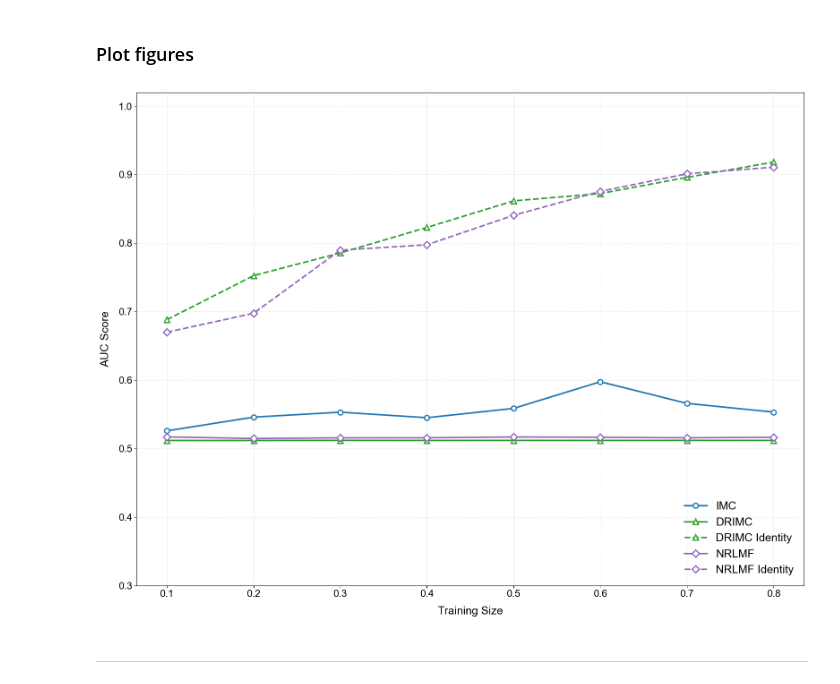
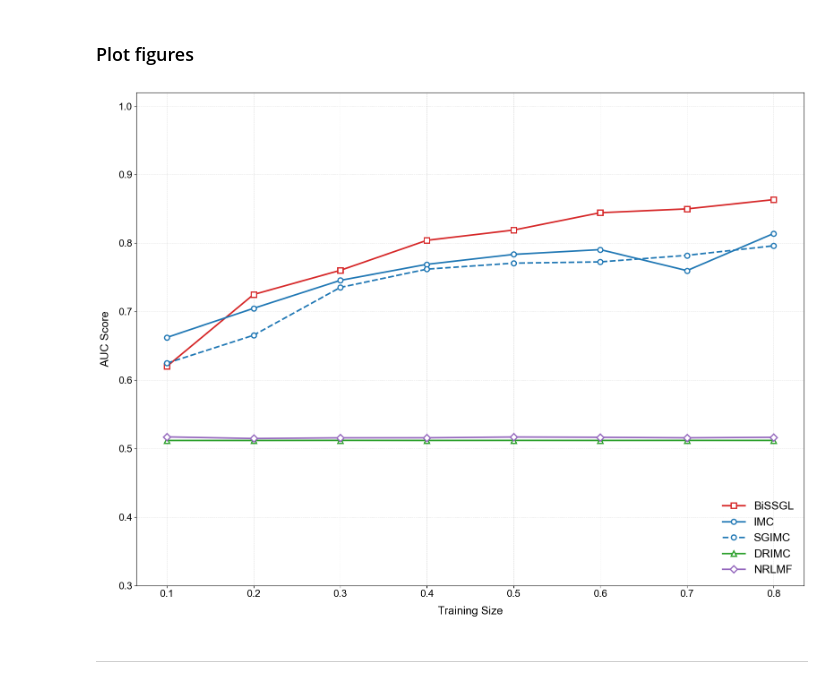
Before and after one commit to Sijianf/BVSIMC, a Jupyter notebook: scripts/realAnalysis/cdataset/cv_visualization.ipynb, the cells around one changed output. Saved outputs shown, nothing was run; the diff lists cells and outputs as text; code cells hidden in the pictures.

```diff
--- a/scripts/realAnalysis/cdataset/cv_visualization.ipynb
+++ b/scripts/realAnalysis/cdataset/cv_visualization.ipynb
@@ -834,7 +843,7 @@ results
 results_imc = get_final_results(
     results[0],
     param="train_size",
-    hyp_param="lamb",
+    hyp_params=["lamb","rank"],
     target="auc",
 )
 # %%
@@ -866,7 +893,8 @@ results
 results_sgimc = get_final_results(
     results[0],
     param="train_size",
-    hyp_param="C_group",
+    # hyp_param="C_group",
+    hyp_param=None,
     target="auc",
 )
 # %%
@@ -908,7 +941,7 @@ results
    'test_d1': 658,
    'test_d2': 409}]]
 # %%
-results_drimc = get_final_results(
+results_drimc = get_test_results(
     results[0],
     param="train_size",
     hyp_param="cc",
@@ -976,7 +1009,7 @@ results
    'test_d1': 658,
    'test_d2': 409}]]
 # %%
-results_nrlmf = get_final_results(
+results_nrlmf = get_test_results(
     results[0],
     param="train_size",
     hyp_param="c",
@@ -1041,16 +1074,16 @@ plt.rcParams.update(
 plt.figure(figsize=(16, 12))
 
 # Curves + markers (single call each)
-# plt.plot(
-#     results_bissgl[0],
-#     results_bissgl[1],
-#     label="BiSSGL",
-#     linewidth=2.5,
-#     markersize=8,
-#     markerfacecolor="white",
-#     markeredgewidth=2,
-#     **METHOD_STYLE["BiSSGL"],
-# )
+plt.plot(
+    results_bissgl[0],
+    results_bissgl[1],
+    label="BiSSGL",
+    linewidth=2.5,
+    markersize=8,
+    markerfacecolor="white",
+    markeredgewidth=2,
+    **METHOD_STYLE["BiSSGL"],
+)
 
 plt.plot(
     results_imc[0],
@@ -1063,16 +1096,16 @@ plt.plot(
     **METHOD_STYLE["IMC"],
 )
 
-# plt.plot(
-#     results_sgimc[0],
-#     results_sgimc[1],
-#     label="SGIMC",
-#     linewidth=2.5,
-#     markersize=8,
-#     markerfacecolor="white",
-#     markeredgewidth=2,
-#     **METHOD_STYLE["SGIMC"],
-# )
+plt.plot(
+    results_sgimc[0],
+    results_sgimc[1],
+    label="SGIMC",
+    linewidth=2.5,
+    markersize=8,
+    markerfacecolor="white",
+    markeredgewidth=2,
+    **METHOD_STYLE["SGIMC"],
+)
 
 plt.plot(
     results_drimc[0],
@@ -1085,16 +1118,16 @@ plt.plot(
     **METHOD_STYLE["DRIMC"],
 )
 
-plt.plot(
-    results_drimc_identity[0],
-    results_drimc_identity[1],
-    label="DRIMC Identity",
-    linewidth=2.5,
-    markersize=8,
-    markerfacecolor="white",
-    markeredgewidth=2,
-    **METHOD_STYLE["DRIMC Identity"],
-)
+# plt.plot(
+#     results_drimc_identity[0],
+#     results_drimc_identity[1],
+#     label="DRIMC Identity",
+#     linewidth=2.5,
+#     markersize=8,
+#     markerfacecolor="white",
+#     markeredgewidth=2,
+#     **METHOD_STYLE["DRIMC Identity"],
+# )
 
 plt.plot(
     results_nrlmf[0],
@@ -1107,16 +1140,16 @@ plt.plot(
     **METHOD_STYLE["NRLMF"],
 )
 
-plt.plot(
-    results_nrlmf_identity[0],
-    results_nrlmf_identity[1],
-    label="NRLMF Identity",
-    linewidth=2.5,
-    markersize=8,
-    markerfacecolor="white",
-    markeredgewidth=2,
-    **METHOD_STYLE["NRLMF Identity"],
-)
+# plt.plot(
+#     results_nrlmf_identity[0],
+#     results_nrlmf_identity[1],
+#     label="NRLMF Identity",
+#     linewidth=2.5,
+#     markersize=8,
+#     markerfacecolor="white",
+#     markeredgewidth=2,
+#     **METHOD_STYLE["NRLMF Identity"],
+# )
 
 # Axis limits and labels
 plt.ylim(0.3, 1.02)
@@ -1126,34 +1159,34 @@ plt.ylabel("AUC Score", fontsize=18, labelpad=12)
 # Ticks
 plt.xticks(fontsize=16)
 plt.yticks(fontsize=16)
 
 # Light grid (optional but modern)
 plt.grid(
     True,
     which="major",
     linestyle="--",
     linewidth=0.6,
     alpha=0.4,
 )
 
 # Legend
 plt.legend(
     fontsize=18,
     loc="lower right",
     frameon=False,
 )
 
 plt.tight_layout()
 # plt.show()
 plt.savefig(
     os.path.join(PATH_FIGURE, "roc_auc_comparison.pdf"),
     format="pdf",
     bbox_inches="tight",
 )
 plt.show()
 plt.close()
 # %% [output]
-[figure, old version]
+[figure, new version]
 # %% [markdown]
 ---
 # %% [markdown]
```
Also changed, not shown: parts of 37 cells of this notebook, 1 other file.
